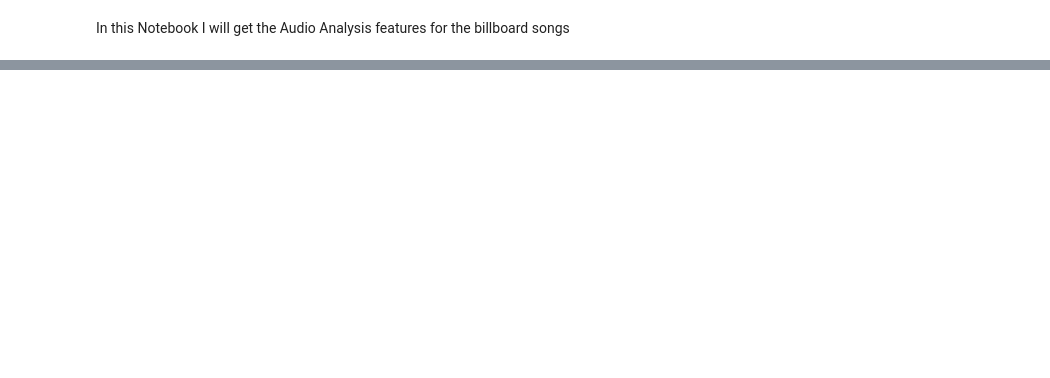
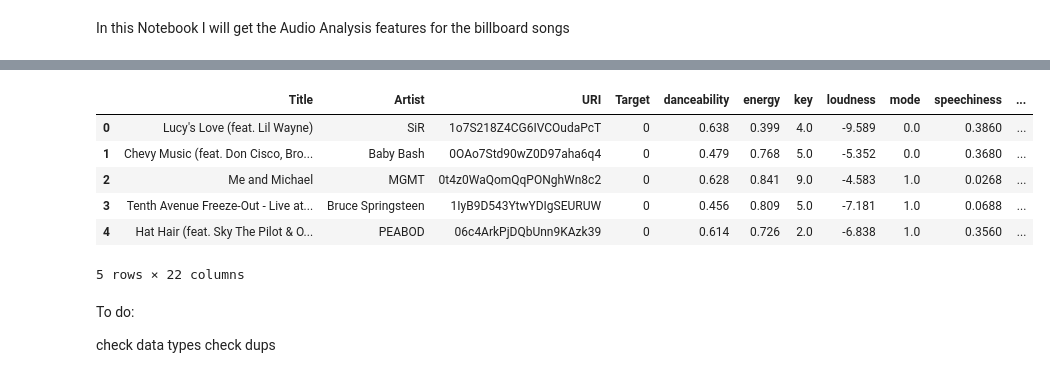
Before and after one commit to zig-zag-96/Springboard, a Jupyter notebook: Capstone 2/Data Wrangling/Datasets/Spotipy - Add Features.ipynb, the cells around one changed output, grey strips where cells are left out. Drawn from its saved outputs; the diff is of its cells as text; code cells hidden in the pictures; blank space fills up the shorter version.

```diff
--- a/Capstone 2/Data Wrangling/Datasets/Spotipy - Add Features.ipynb
+++ b/Capstone 2/Data Wrangling/Datasets/Spotipy - Add Features.ipynb
@@ -59,0 +197,4 @@ sp.audio_features('5c1QJAiC3773EwiZLwHf5x,5eCkuGPZNl4mISFNPgr3Dd')
+# %%
+df1 = flop_songs['URI'].map(lambda x : GetAudioFeatures(x))
+# %%
+df1 = df1.apply(pd.Series)
@@ -59,0 +210,2 @@ sp.audio_features('5c1QJAiC3773EwiZLwHf5x,5eCkuGPZNl4mISFNPgr3Dd')
+# %%
+flop_songs = flop_songs.merge(df1, how='inner', left_on='URI', right_on='id')
@@ -59,0 +252,17 @@ sp.audio_features('5c1QJAiC3773EwiZLwHf5x,5eCkuGPZNl4mISFNPgr3Dd')
+# %%
+flop_songs['Target'] = 0
+# %%
+flop_songs.head()
+# %% [output]
+|  | Title | Artist | URI | Target | danceability | energy | key | loudness | mode | speechiness | ... |
+| 0 | Lucy's Love (feat. Lil Wayne) | SiR | 1o7S218Z4CG6IVCOudaPcT | 0 | 0.638 | 0.399 | 4.0 | -9.589 | 0.0 | 0.3860 | ... |
+| 1 | Chevy Music (feat. Don Cisco, Bro... | Baby Bash | 0OAo7Std90wZ0D97aha6q4 | 0 | 0.479 | 0.768 | 5.0 | -5.352 | 0.0 | 0.3680 | ... |
+| 2 | Me and Michael | MGMT | 0t4z0WaQomQqPONghWn8c2 | 0 | 0.628 | 0.841 | 9.0 | -4.583 | 1.0 | 0.0268 | ... |
+| 3 | Tenth Avenue Freeze-Out - Live at... | Bruce Springsteen | 1IyB9D543YtwYDIgSEURUW | 0 | 0.456 | 0.809 | 5.0 | -7.181 | 1.0 | 0.0688 | ... |
+| 4 | Hat Hair (feat. Sky The Pilot & O... | PEABOD | 06c4ArkPjDQbUnn9KAzk39 | 0 | 0.614 | 0.726 | 2.0 | -6.838 | 1.0 | 0.3560 | ... |
+5 rows × 22 columns
+# %% [markdown]
+To do:
+
+check data types
+check dups
```
Also changed, not shown: parts of 29 cells of this notebook, 7 other files.
